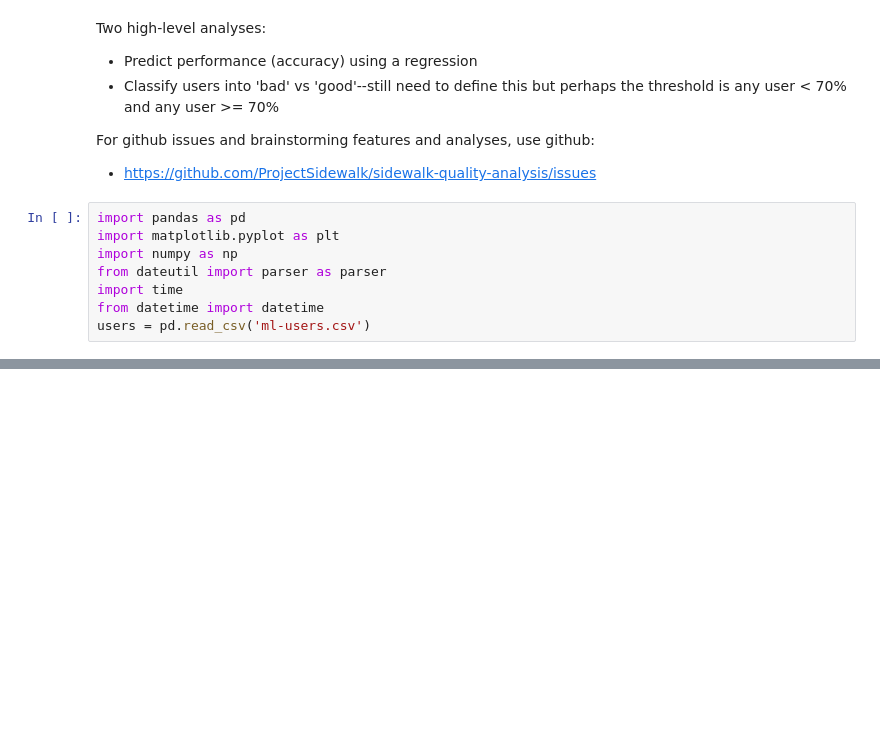
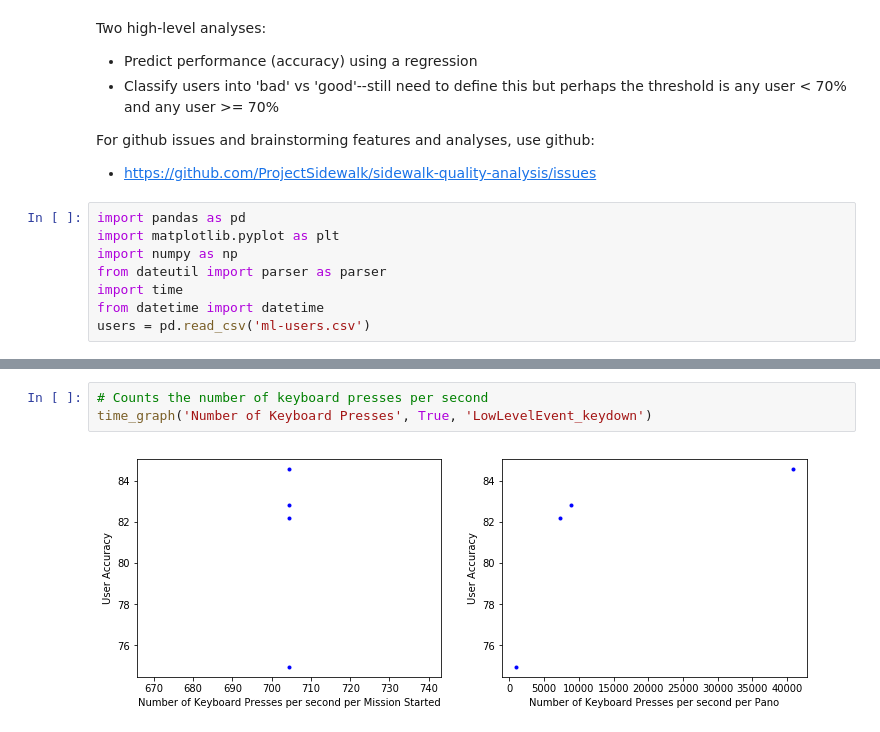
Before and after one commit to ProjectSidewalk/sidewalk-quality-analysis, a Jupyter notebook: sidewalk-user-quality-analysis-tyler.ipynb, the cells around one changed output, grey strips where cells are left out. Drawn from its saved outputs; the diff is of its cells as text; blank space fills up the shorter version.

```diff
--- a/sidewalk-user-quality-analysis-tyler.ipynb
+++ b/sidewalk-user-quality-analysis-tyler.ipynb
@@ -221,0 +224,5 @@ scatter_plot('Comments Written', user_information, user_panos, user_missions, Tr
+# %%
+# Counts the number of keyboard presses per second
+time_graph('Number of Keyboard Presses', True, 'LowLevelEvent_keydown')
+# %% [output]
+[figure, added]
```
Also changed, not shown: parts of 39 cells of this notebook.
